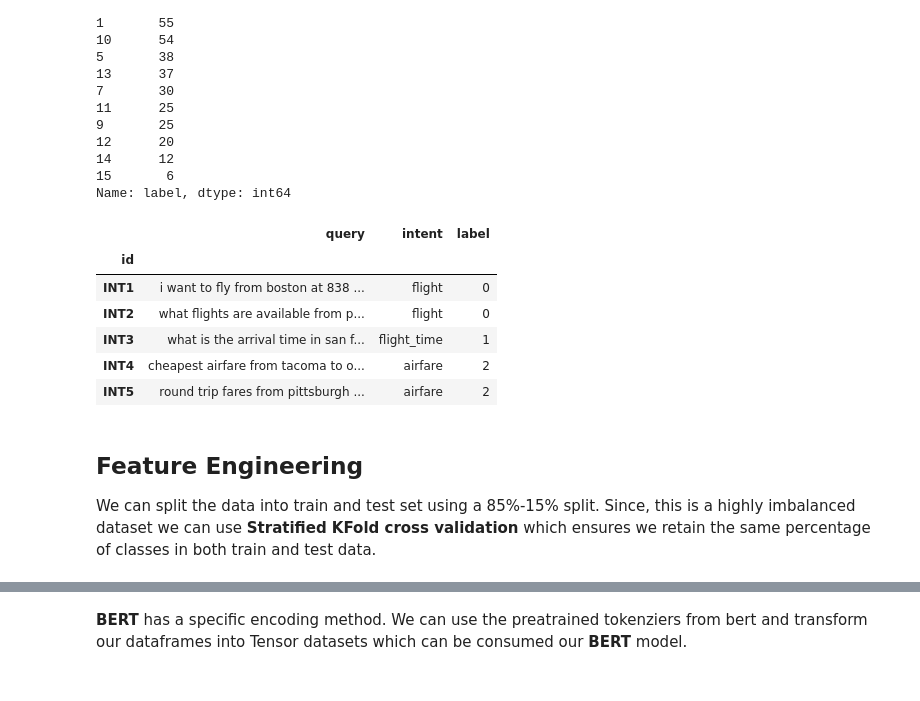
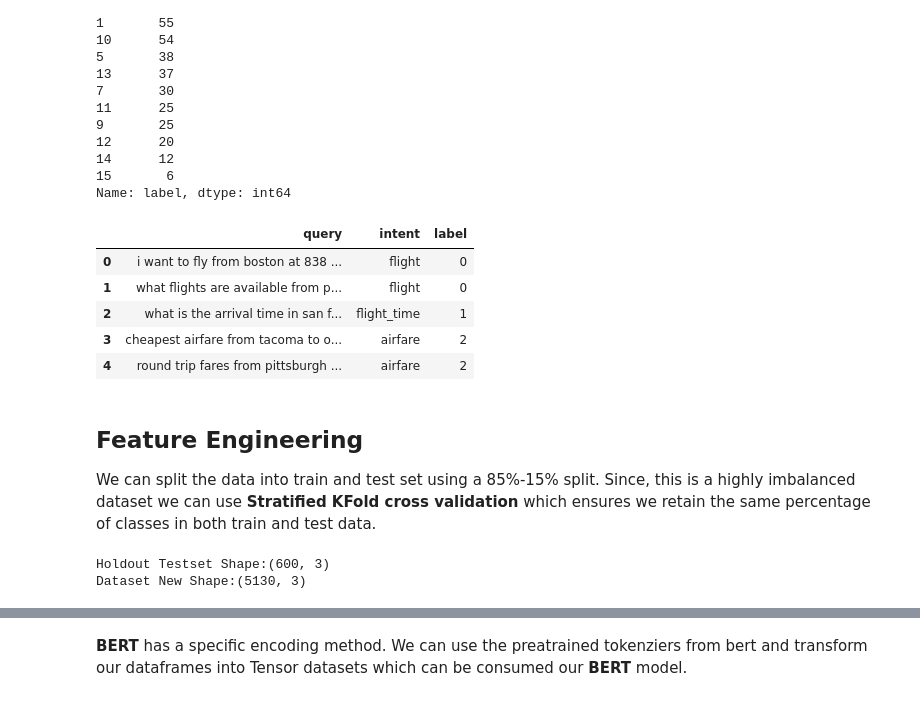
Before and after one commit to Sudhandar/BERT-Question-Answering, a Jupyter notebook: notebooks/atis_bert_final.ipynb, the cells around one changed output, grey strips where cells are left out. Saved outputs shown, nothing was run; the diff lists cells and outputs as text; code cells hidden in the pictures.

```diff
--- a/notebooks/atis_bert_final.ipynb
+++ b/notebooks/atis_bert_final.ipynb
@@ -132,18 +132,15 @@ df.label.value_counts()
 Name: label, dtype: int64
 # %%
 n_rows = int(df.shape[0])
-id_list = ['INT'+str(x) for x in range(1,n_rows+1)]
-df['id'] = id_list
-df.set_index('id', inplace =True)
+df.sample(frac =1).reset_index(drop =True)
 df.head()
 # %% [output]
 |  | query | intent | label |
-| id |  |  |  |
-| INT1 | i want to fly from boston at 838 ... | flight | 0 |
-| INT2 | what flights are available from p... | flight | 0 |
-| INT3 | what is the arrival time in san f... | flight_time | 1 |
-| INT4 | cheapest airfare from tacoma to o... | airfare | 2 |
-| INT5 | round trip fares from pittsburgh ... | airfare | 2 |
+| 0 | i want to fly from boston at 838 ... | flight | 0 |
+| 1 | what flights are available from p... | flight | 0 |
+| 2 | what is the arrival time in san f... | flight_time | 1 |
+| 3 | cheapest airfare from tacoma to o... | airfare | 2 |
+| 4 | round trip fares from pittsburgh ... | airfare | 2 |
 # %% [markdown]
 ## Feature Engineering
 
@@ -151,3 +151,9 @@ We can split the data into train and test set using a 85%-15% split. Since, this
+# %%
+print(f"Holdout Testset Shape:{holdout_testset.shape}")
+print(f"Dataset New Shape:{df.shape}")
+# %% [output]
+Holdout Testset Shape:(600, 3)
+Dataset New Shape:(5130, 3)
 # %%
 from sklearn.model_selection import train_test_split
 # %%
```
Also changed, not shown: parts of 15 cells of this notebook.
